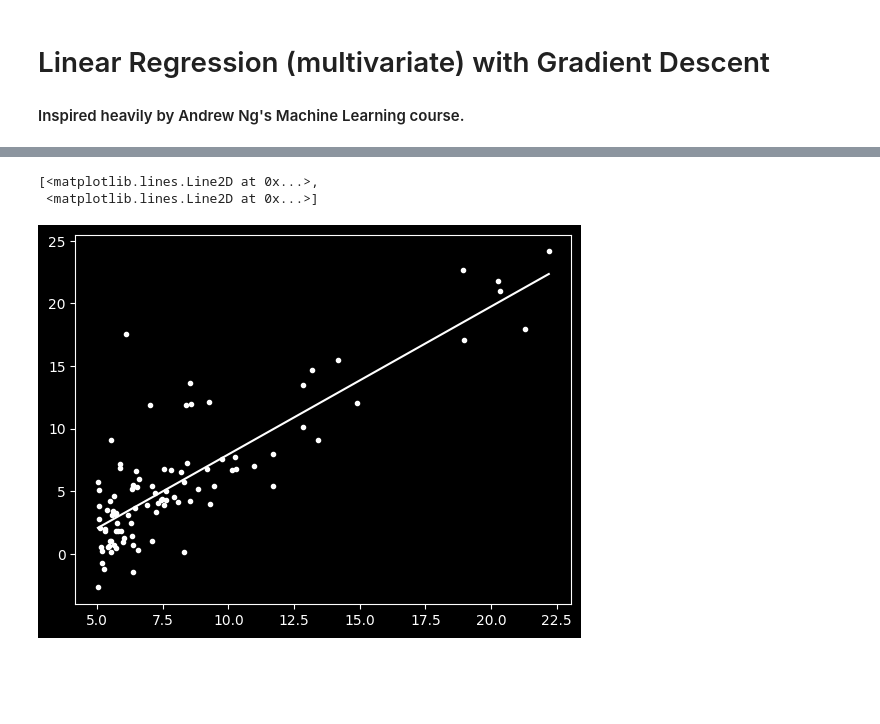
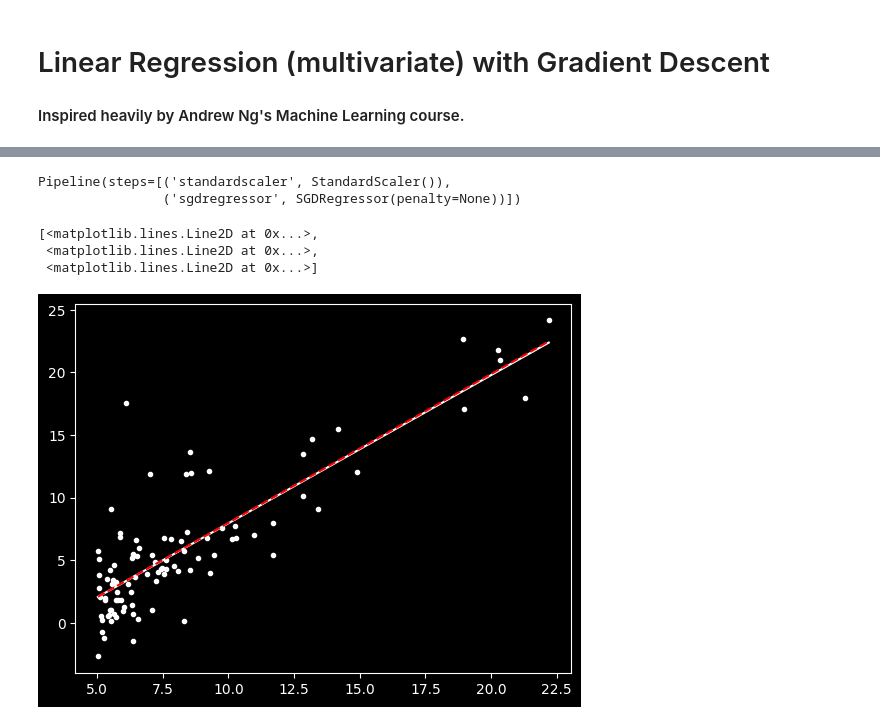
Before and after one commit to kevin-beussman/mtg-ml, a Jupyter notebook: supervised/linear_regression.ipynb, the cells around one changed output, grey strips where cells are left out. Saved outputs shown, nothing was run; the diff lists cells and outputs as text; code cells hidden in the pictures; blank space fills up the shorter version.

Commit message:
add sklearn linreg for comparison

```diff
--- a/supervised/linear_regression.ipynb
+++ b/supervised/linear_regression.ipynb
@@ -65,8 +65,24 @@ plt.plot(loss)
+# %%
+import sklearn
+import sklearn.pipeline
+import sklearn.linear_model
+
+model_sk = sklearn.pipeline.make_pipeline(
+    sklearn.preprocessing.StandardScaler(),
+    sklearn.linear_model.SGDRegressor(penalty=None),
+)
+
+model_sk.fit(X, y)
+# %% [output]
+Pipeline(steps=[('standardscaler', StandardScaler()),
+                ('sgdregressor', SGDRegressor(penalty=None))])
 # %%
 X_model = numpy.array([min(X), max(X)])
 y_model = model.predict(X_model, theta)
-plt.plot(X, y, ".w", X_model, y_model, "-w")
+y_model_sk = model_sk.predict(X_model)
+plt.plot(X, y, ".w", X_model, y_model, "-w", X_model, y_model_sk, "--r")
 # %% [output]
 [<matplotlib.lines.Line2D at 0x...>,
+ <matplotlib.lines.Line2D at 0x...>,
  <matplotlib.lines.Line2D at 0x...>]
-[figure, old version]
+[figure, new version]
```
Also changed, not shown: parts of 1 cell of this notebook.
